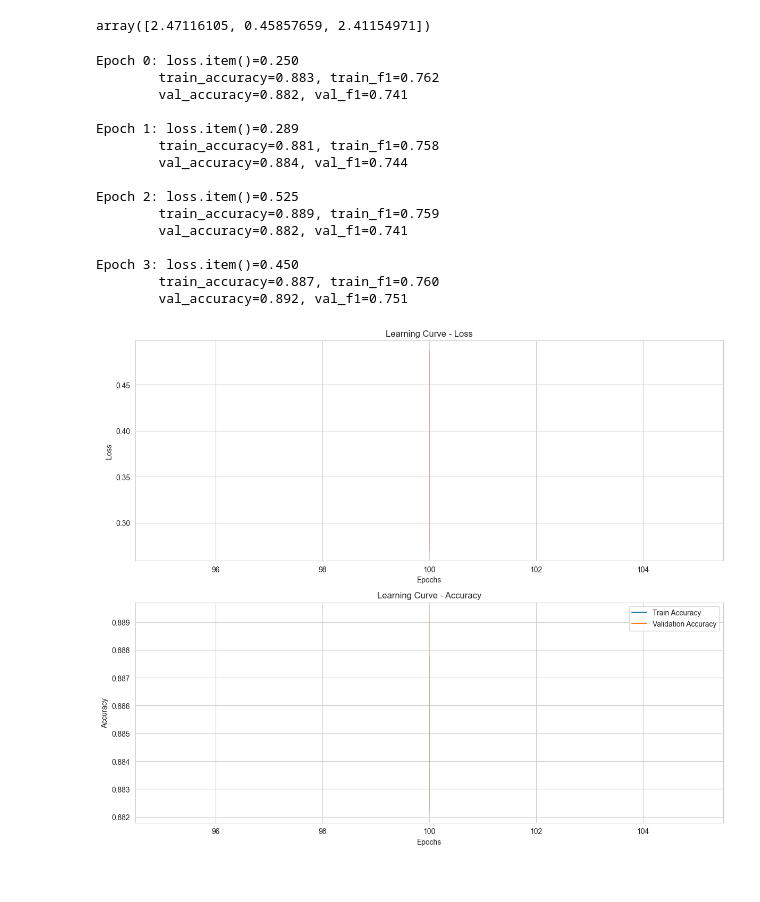
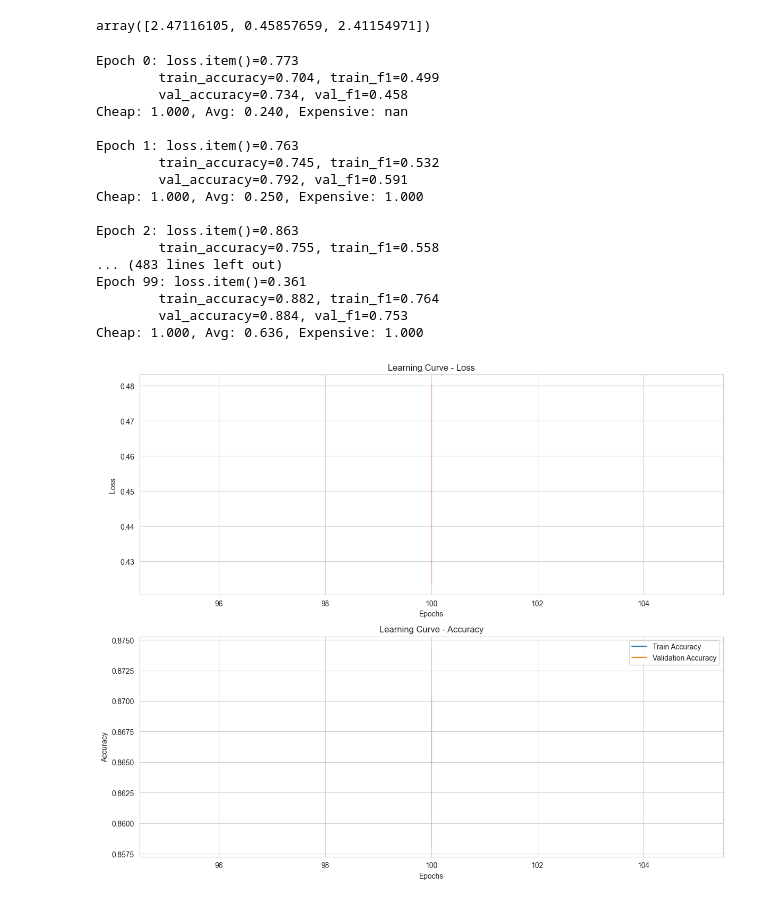
Before and after one commit to mlukasie/Python-Toolkit-Playground, a Jupyter notebook: PyTorch/Neural Networks/Apartment_price/Apartment_price_prediction_classification.ipynb, the cells around one changed output. Cells and saved outputs as stored; diff of their text form; code cells hidden in the pictures.

Commit message:
Created metrics collection for accuracy for single classes

```diff
--- a/PyTorch/Neural Networks/Apartment_price/Apartment_price_prediction_classification.ipynb
+++ b/PyTorch/Neural Networks/Apartment_price/Apartment_price_prediction_classification.ipynb
@@ -197,7 +199,25 @@ def evaluate(model, dataloader, device, num_classes, verbose=2):
             metric_acc(preds, y)
             metric_f1(preds, y)
 
-    return metric_acc.compute(), metric_f1.compute()
+            all_cheap = (y==0).sum().item()
+            all_average = (y==1).sum().item()
+            all_expensive = (y==2).sum().item()
+
+            all_cheap = all_cheap if all_cheap != 0 else math.nan
+            all_average = all_average if all_average != 0 else math.nan
+            all_expensive = all_expensive if all_expensive !=0 else math.nan
+
+            correct_cheap = ((preds==0) & (y==preds)).sum().item()
+            correct_average = ((preds==1) & (y==preds)).sum().item()
+            correct_expensive = ((preds==2) & (y==preds)).sum().item()
+
+            acc_cheap = correct_cheap / all_cheap
+            acc_average = correct_average / all_average
+            acc_expensive = correct_expensive / all_expensive
+
+            class_acc = [acc_cheap, acc_average, acc_expensive]
+
+    return metric_acc.compute(), metric_f1.compute(), class_acc
 # %%
 def train(model, train_dataloader, val_dataloader, criterion, optimizer, num_classes, num_epochs,   verbose=2):
     metric_acc = torchmetrics.classification.Accuracy(task='multiclass', num_classes=num_classes, average='macro').to(device)
@@ -206,6 +226,8 @@ def train(model, train_dataloader, val_dataloader, criterion, optimizer, num_cla
     losses = []
     train_accuracies = []
     val_accuracies = []
+
+    val_acc_per_class = {0: [], 1: [], 2: []}
 
     for epoch in range(num_epochs):
         model.train()
@@ -230,19 +252,23 @@ def train(model, train_dataloader, val_dataloader, criterion, optimizer, num_cla
         metric_acc.reset()
         metric_f1.reset()
 
-        val_accuracy, val_f1 = evaluate(model, val_dataloader, device, num_classes=num_classes, verbose=verbose)
+        val_accuracy, val_f1, class_acc = evaluate(model, val_dataloader, device, num_classes=num_classes, verbose=verbose)
 
         losses.append(loss.item())
         train_accuracies.append(train_accuracy.item())
         val_accuracies.append(val_accuracy.item())
 
+        for c in range(3):
+            val_acc_per_class[c].append(class_acc[c])
+
         if verbose >= 1:
             print(f'Epoch {epoch}: {loss.item()=:.3f}')
             print(f'\t{train_accuracy=:.3f}, {train_f1=:.3f}')
             print(f'\t{val_accuracy=:.3f}, {val_f1=:.3f}')
+            print(f'Cheap: {class_acc[0]:.3f}, Avg: {class_acc[1]:.3f}, Expensive: {class_acc[2]:.3f}')
             print('')
 
-    return list(range(num_epochs)), losses, train_accuracies, val_accuracies
+    return list(range(num_epochs)), losses, train_accuracies, val_accuracies, val_acc_per_class
 # %%
 from sklearn.utils.class_weight import compute_class_weight
 
@@ -279,50 +305,52 @@ val_loader = data.DataLoader(val_dataset, batch_size=64, shuffle=True)
 num_categories = [np.unique(X_train_cat.cpu()[:, i]).size for i in range(X_train_cat.shape[1])]
 # %%
 classifier = ApartmentPriceClassifier(num_categories_list=num_categories, embedding_dim=8).to(device)
-optimizer = torch.optim.Adam(classifier.parameters(), lr = 0.001, weight_decay=0.001)
+optimizer = torch.optim.Adam(classifier.parameters(), lr = 0.0001, weight_decay=0.01)
 criterion = nn.CrossEntropyLoss(weight=torch.FloatTensor(class_weight).to(device))
 # %%
 from matplotlib import pyplot as plt
 import seaborn as sns
 
 num_classes=3
 num_epochs=100
 verbose=1
 
-epochs, losses, train_accuracies, val_accuracies = train(classifier, train_loader, val_loader, criterion,   optimizer, num_classes=3, num_epochs=100, verbose=1)
+epochs, losses, train_accuracies, val_accuracies, val_acc_per_class = train(classifier, train_loader, val_loader, criterion, optimizer, num_classes=3, num_epochs=100, verbose=1)
 
 sns.set_style("whitegrid")
 
 fig, (ax1, ax2) = plt.subplots(2, 1, figsize=(12, 10))
 
 sns.lineplot(x=num_epochs, y=losses, ax=ax1, color='r')
 ax1.set_title('Learning Curve - Loss')
 ax1.set_xlabel('Epochs')
 ax1.set_ylabel('Loss')
 
 sns.lineplot(x=num_epochs, y=train_accuracies, ax=ax2, label='Train Accuracy')
 sns.lineplot(x=num_epochs, y=val_accuracies, ax=ax2, label='Validation Accuracy')
 ax2.set_title('Learning Curve - Accuracy')
 ax2.set_xlabel('Epochs')
 ax2.set_ylabel('Accuracy')
 ax2.legend()
 
 plt.tight_layout()
 plt.show()
 # %% [output]
-Epoch 0: loss.item()=0.250
-        train_accuracy=0.883, train_f1=0.762
-        val_accuracy=0.882, val_f1=0.741
+Epoch 0: loss.item()=0.773
+        train_accuracy=0.704, train_f1=0.499
+        val_accuracy=0.734, val_f1=0.458
+Cheap: 1.000, Avg: 0.240, Expensive: nan
 
-Epoch 1: loss.item()=0.289
-        train_accuracy=0.881, train_f1=0.758
-        val_accuracy=0.884, val_f1=0.744
+Epoch 1: loss.item()=0.763
+        train_accuracy=0.745, train_f1=0.532
+        val_accuracy=0.792, val_f1=0.591
+Cheap: 1.000, Avg: 0.250, Expensive: 1.000
 
-Epoch 2: loss.item()=0.525
-        train_accuracy=0.889, train_f1=0.759
-        val_accuracy=0.882, val_f1=0.741
-
-Epoch 3: loss.item()=0.450
-        train_accuracy=0.887, train_f1=0.760
-        val_accuracy=0.892, val_f1=0.751
+Epoch 2: loss.item()=0.863
+        train_accuracy=0.755, train_f1=0.558
+... (483 lines left out)
+Epoch 99: loss.item()=0.361
+        train_accuracy=0.882, train_f1=0.764
+        val_accuracy=0.884, val_f1=0.753
+Cheap: 1.000, Avg: 0.636, Expensive: 1.000
-[figure, old version]
+[figure, new version]
```
Also changed, not shown: parts of 2 cells of this notebook.
